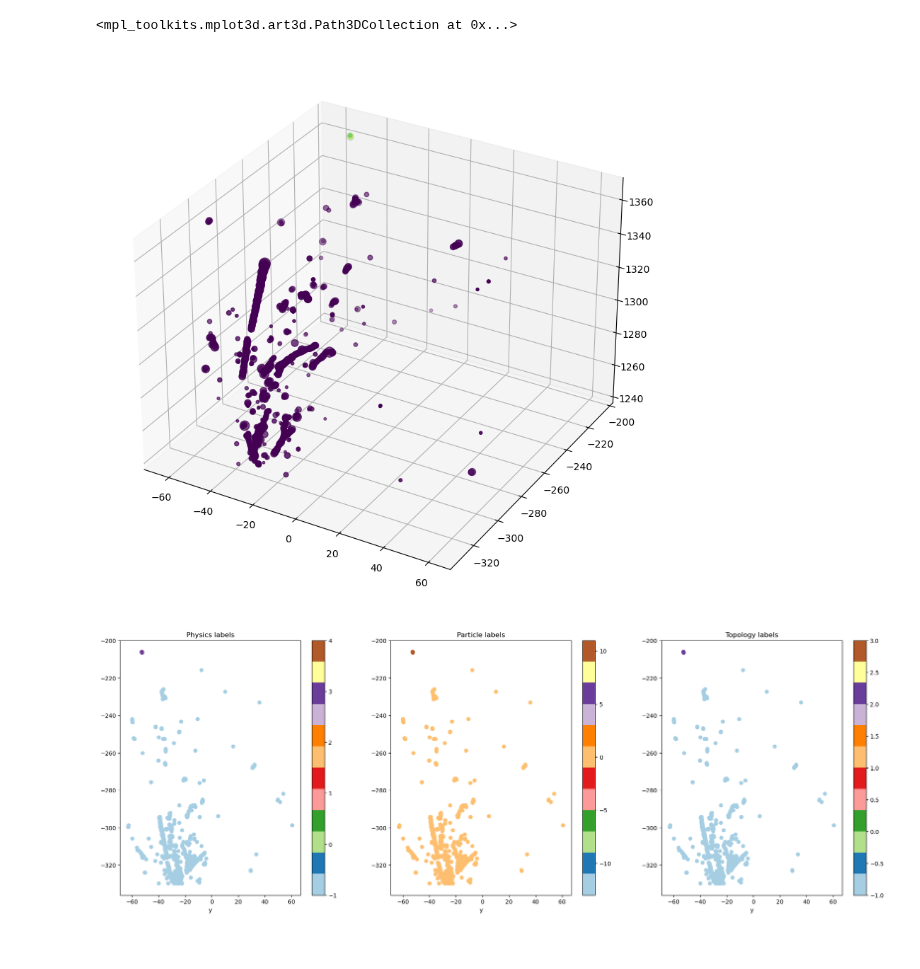
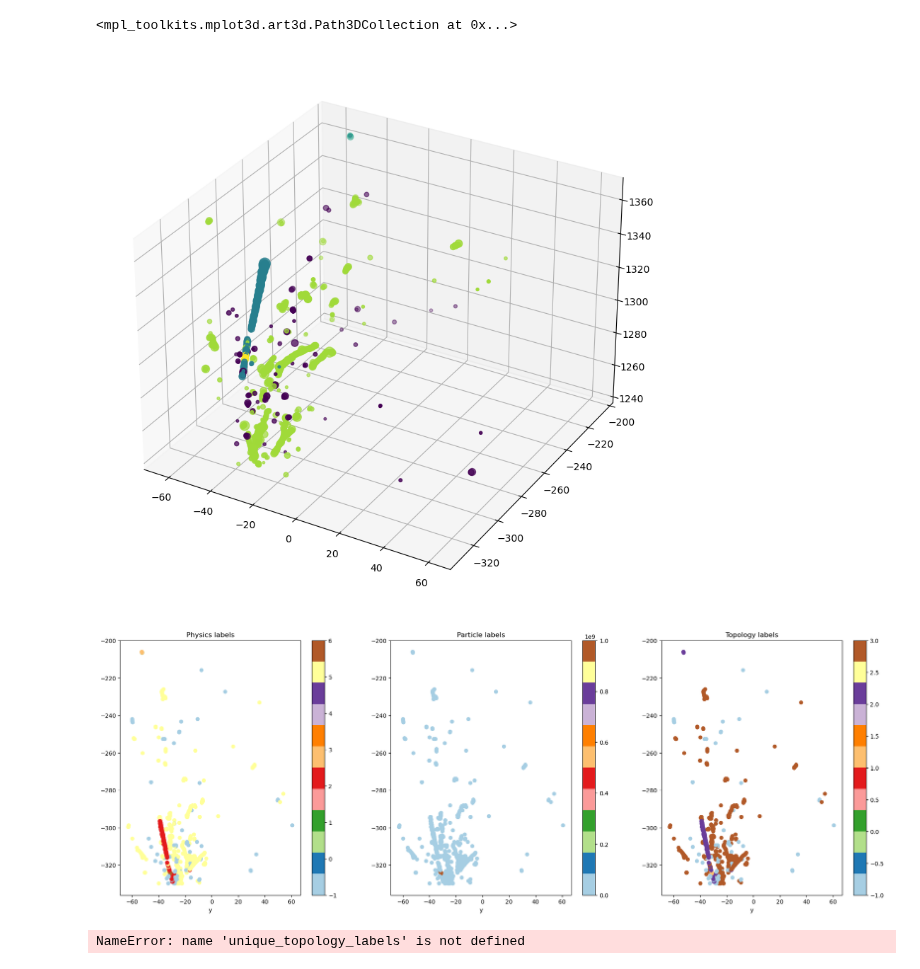
Before and after one commit to Neutron-Calibration-in-DUNE/ArrakisND, a Jupyter notebook: notebooks/test_arrakis.ipynb, the cells around one changed output. Cells and saved outputs as stored; diff of their text form; code cells hidden in the pictures.

```diff
--- a/notebooks/test_arrakis.ipynb
+++ b/notebooks/test_arrakis.ipynb
@@ -13,4 +11,4 @@ WARNING:root:Running without mpi4py because No module named 'mpi4py'
 # %%
 arr = np.load('../test.npz.arrakis_nd.npz', allow_pickle=True)
 # %%
-event = 2
+event = 1
@@ -27,10 +15,32 @@ physics_macro_labels = arr['data'].tolist()[event].data['physics_macro_label']
+# %%
+det_features = arr['det_features'][event]
+mc_features = arr['mc_features'][event]
+classes = arr['classes'][event]
+clusters = arr['clusters'][event]
+
+x = det_features[:, 0]
+y = det_features[:, 1]
+z = det_features[:, 2]
+q = det_features[:, 3]
+
+particle_labels = classes[:, 0]
+topology_labels = classes[:, 1]
+physics_micro_labels = classes[:, 2]
+physics_meso_labels = classes[:, 3]
+physics_macro_labels = classes[:, 4]
+
+unique_particle_labels = clusters[:, 0]
+unique_topology_labels = clusters[:, 1]
+unique_physics_micro_labels = clusters[:, 2]
+unique_physics_meso_labels = clusters[:, 3]
+unique_physics_macro_labels = clusters[:, 4]
 # %%
 fig = plt.figure(figsize=(10,10))
 ax = fig.add_subplot(111, projection='3d')
-ax.scatter(x,y,z,c=topology_labels,s=q)
+ax.scatter(x,y,z,c=physics_micro_labels,s=q)
 # %% [output]
 <mpl_toolkits.mplot3d.art3d.Path3DCollection at 0x...>
-[figure, old version]
+[figure, new version]
 # %%
 fig, axs = plt.subplots(1, 3, figsize=(24, 8))
 plot1 = axs[0].scatter(x,y, c=physics_micro_labels, cmap='Paired')
@@ -51,7 +61,7 @@ plt.colorbar(plot3, ax=axs[2])
 
 plt.show()
 # %% [output]
-[figure, old version]
+[figure, new version]
 # %%
 df = pd.DataFrame(columns=['x', 'y', 'z', 'particle_label', 'physics_label', 'topology_label', 'unique_topology'])
 particle_label_df = pd.DataFrame.from_dict(arr['meta'].tolist()['particle_labels'], orient='index', columns=['particle_label_text']).reset_index()
@@ -59,20 +69,22 @@ physics_micro_label_df = pd.DataFrame.from_dict(arr['meta'].tolist()['physics_mi
 physics_meso_label_df = pd.DataFrame.from_dict(arr['meta'].tolist()['physics_meso_labels'], orient='index', columns=['physics_meso_label_text']).reset_index()
 physics_macro_label_df = pd.DataFrame.from_dict(arr['meta'].tolist()['physics_macro_labels'], orient='index', columns=['physics_macro_label_text']).reset_index()
 topology_label_df = pd.DataFrame.from_dict(arr['meta'].tolist()['topology_labels'], orient='index', columns=['topology_label_text']).reset_index()
-df['x'] = arr['data'].tolist()[event].data['x']
-df['y'] = arr['data'].tolist()[event].data['y']
-df['z'] = arr['data'].tolist()[event].data['z']
-df['Q'] = arr['data'].tolist()[event].data['Q'].astype(float)
-df['particle_label'] = arr['data'].tolist()[event].data['particle_label']
-df['physics_micro_label'] = arr['data'].tolist()[event].data['physics_micro_label']
-df['physics_meso_label'] = arr['data'].tolist()[event].data['physics_meso_label']
-df['physics_macro_label'] = arr['data'].tolist()[event].data['physics_macro_label']
-df['topology_label'] = arr['data'].tolist()[event].data['topology_label']
-df['unique_topology'] = arr['data'].tolist()[event].data['unique_topology']
+df['x'] = x
+df['y'] = y
+df['z'] = z
+df['Q'] = q
+df['particle_labels'] = particle_labels
+df['physics_micro_labels'] = physics_micro_labels
+df['physics_meso_labels'] = physics_meso_labels
+df['physics_macro_labels'] = physics_macro_labels
+df['topology_labels'] = topology_labels
+df['unique_topology_labels'] = unique_topology_labels
 df = df.merge(particle_label_df, how='left', left_on='particle_label', right_on='index')
 df = df.merge(physics_micro_label_df, how='left', left_on='physics_micro_label', right_on='index')
 df = df.merge(physics_meso_label_df, how='left', left_on='physics_meso_label', right_on='index')
 df = df.merge(physics_macro_label_df, how='left', left_on='physics_macro_label', right_on='index')
 df = df.merge(topology_label_df, how='left', left_on='topology_label', right_on='index')
+# %% [output]
+NameError: name 'unique_topology_labels' is not defined
 # %%
 sn.relplot(
```
Also changed, not shown: parts of 14 cells of this notebook, 4 other files.
